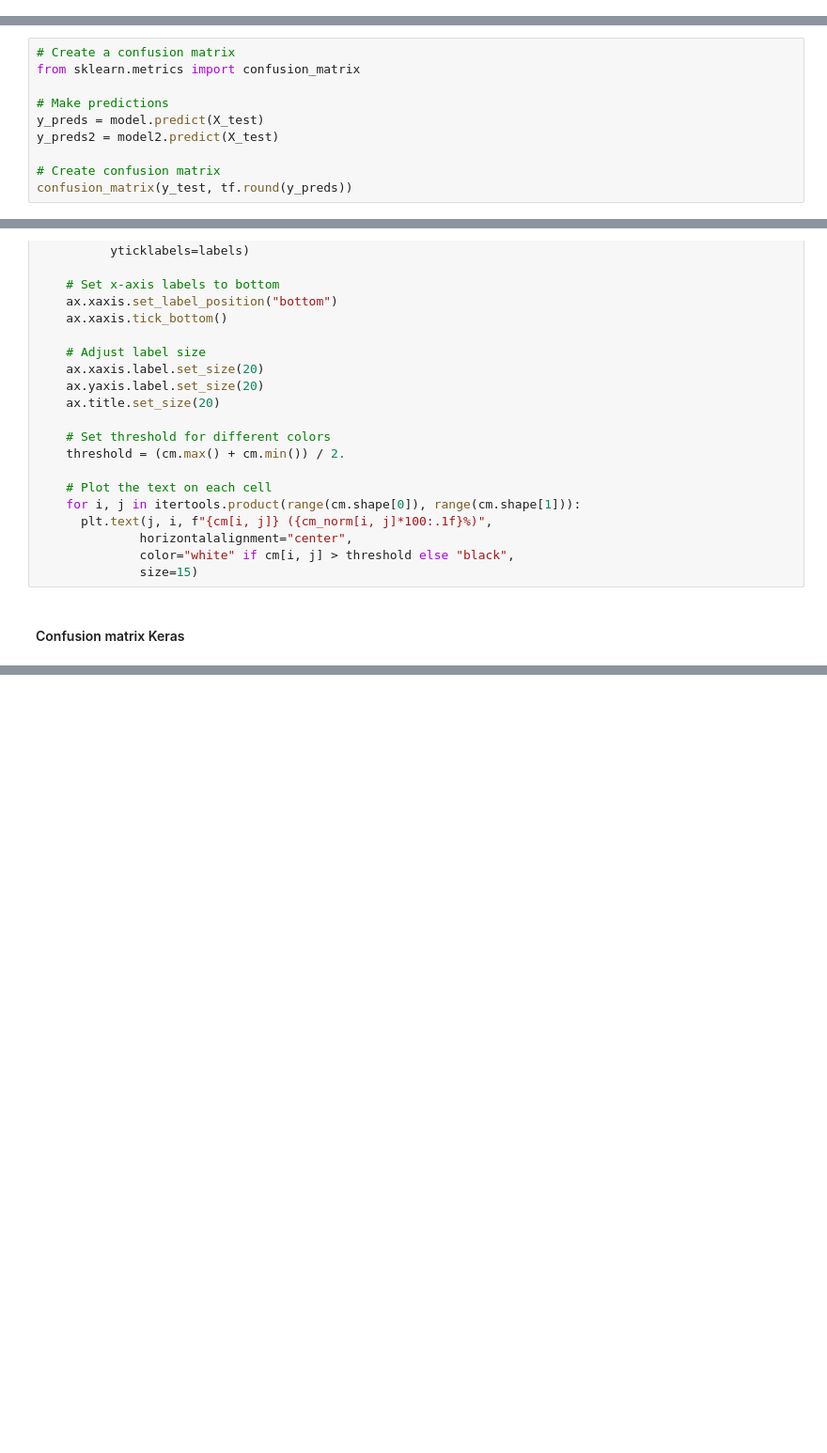
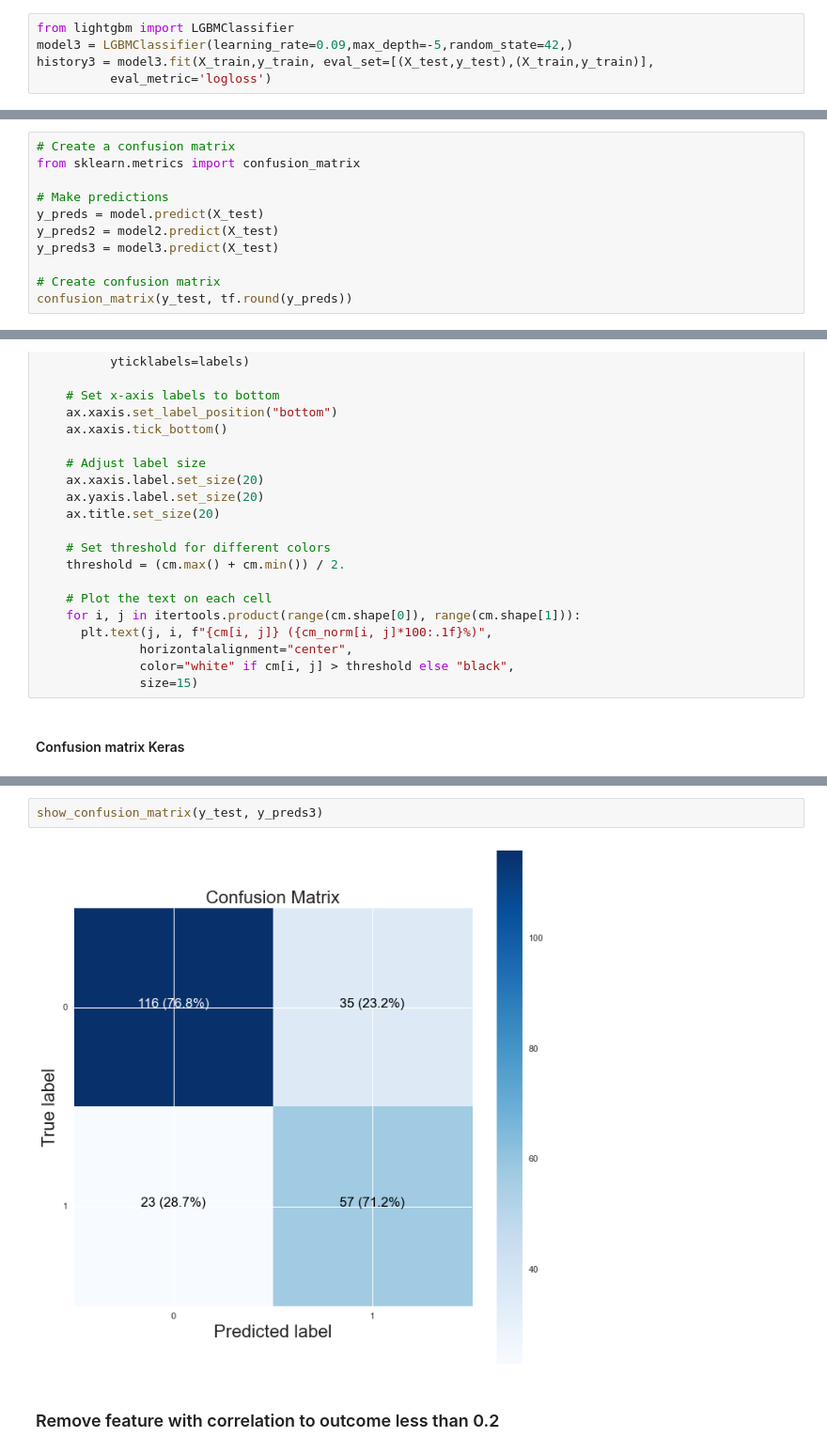
Before and after one commit to zanuura/narural_lenguage_procesing_course, a Jupyter notebook: Fundamental Natural Lenguage Processing/9 WA - Diabetes Prediction/assignment_2.ipynb, the cells around one changed output, grey strips where cells are left out. Shown at 94% size. Cells and saved outputs as stored; diff of their text form; blank space fills up the shorter version.

```diff
--- a/Fundamental Natural Lenguage Processing/9 WA - Diabetes Prediction/assignment_2.ipynb
+++ b/Fundamental Natural Lenguage Processing/9 WA - Diabetes Prediction/assignment_2.ipynb
@@ -356,0 +344,5 @@ Epoch 100/100
+# %%
+from lightgbm import LGBMClassifier
+model3 = LGBMClassifier(learning_rate=0.09,max_depth=-5,random_state=42,)
+history3 = model3.fit(X_train,y_train, eval_set=[(X_test,y_test),(X_train,y_train)],
+          eval_metric='logloss')
@@ -389,6 +409,7 @@ from sklearn.metrics import confusion_matrix
 # Make predictions
 y_preds = model.predict(X_test)
 y_preds2 = model2.predict(X_test)
+y_preds3 = model3.predict(X_test)
 
 # Create confusion matrix
 confusion_matrix(y_test, tf.round(y_preds))
@@ -466,0 +492,6 @@ show_confusion_matrix(y_test, y_preds2)
+# %%
+show_confusion_matrix(y_test, y_preds3)
+# %% [output]
+[figure, added]
+# %% [markdown]
+### Remove feature with correlation to outcome less than 0.2
```
Also changed, not shown: parts of 19 cells of this notebook, 22 other files.
